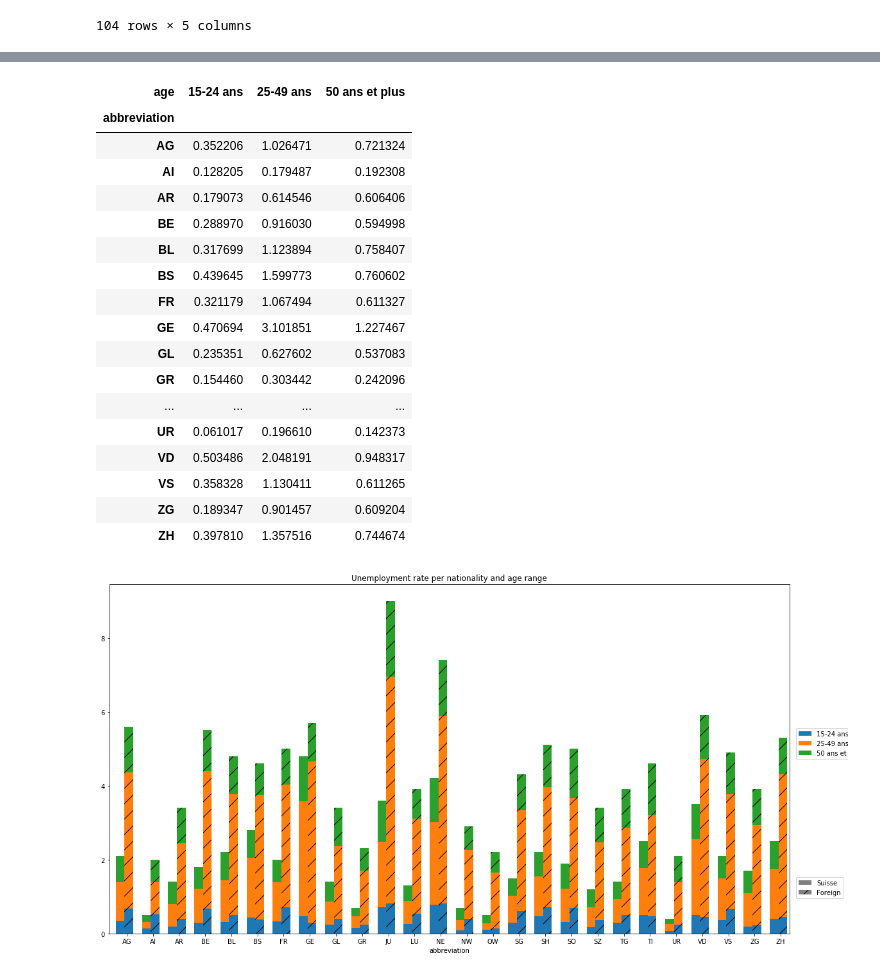
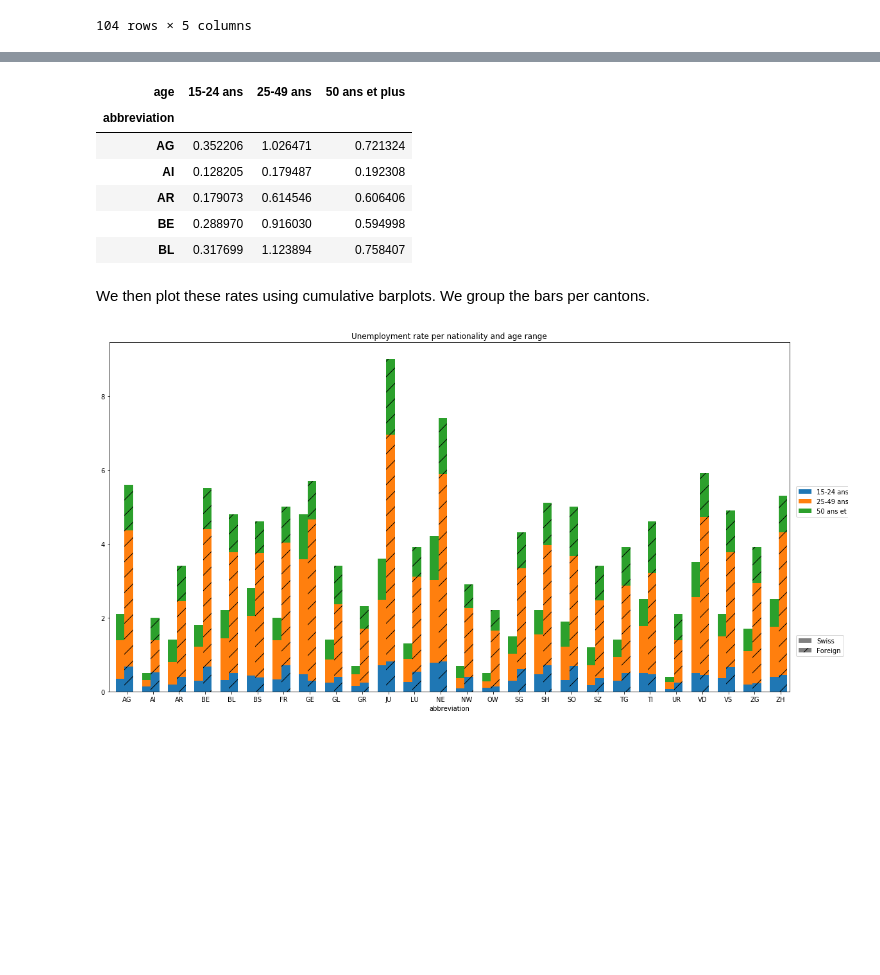
Before and after one commit to mosimann/ADA, a Jupyter notebook: 03 - Interactive Viz/Homework 3.ipynb, the cells around one changed output, grey strips where cells are left out. Saved outputs shown, nothing was run; the diff lists cells and outputs as text; code cells hidden in the pictures; blank space fills up the shorter version.

```diff
--- a/03 - Interactive Viz/Homework 3.ipynb
+++ b/03 - Interactive Viz/Homework 3.ipynb
@@ -511,39 +486,32 @@ unemployment_foreign_age
 # %%
+#calculation of the total number of swiss people in each canton
 unemployment_suisse_age = unemployment_ageS.query("age_class == 'Total'").reset_index()
 unemployment_suisse_age['rate'] = unemployment_ch_only['unemployment_rate']
 unemployment_suisse_age = unemployment_suisse_age.drop(unemployment_suisse_age.columns[0],1)
 unemployment_suisse_age = unemployment_suisse_age.drop(unemployment_suisse_age.columns[3],1)
 unemployment_suisse_age = unemployment_suisse_age.drop(unemployment_suisse_age.columns[2],1)
 unemployment_suisse_age['num_swiss_per_canton'] = round(unemployment_suisse_age['registered_jobseekers'] / (unemployment_suisse_age['rate'] / 100))
 
-
+#calculation of the unemployement rate for each age range
 unemployment_suisse_age = unemployment_suisse_age.merge(unemployment_ageS, on='canton')
 unemployment_suisse_age['proportion'] = 100*unemployment_suisse_age['registered_jobseekers_y']/unemployment_suisse_age['num_swiss_per_canton']
 unemployment_suisse_age[['canton','age','proportion']].dropna().reset_index()
 unemployment_suisse_age[['canton','age','proportion']]
 unemployment_suisse_age = unemployment_suisse_age.merge(cantons_mapping)
 
+#restructuration of the dataframe to get something more clear
 unemployment_suisse_age = unemployment_suisse_age.pivot(index='abbreviation', columns='age', values='proportion')
 unemployment_suisse_age = unemployment_suisse_age.drop(unemployment_suisse_age.columns[0],1)
-unemployment_suisse_age
+unemployment_suisse_age.head()
 # %% [output]
 | age | 15-24 ans | 25-49 ans | 50 ans et plus |
 | abbreviation |  |  |  |
 | AG | 0.352206 | 1.026471 | 0.721324 |
 | AI | 0.128205 | 0.179487 | 0.192308 |
 | AR | 0.179073 | 0.614546 | 0.606406 |
 | BE | 0.288970 | 0.916030 | 0.594998 |
 | BL | 0.317699 | 1.123894 | 0.758407 |
-| BS | 0.439645 | 1.599773 | 0.760602 |
-| FR | 0.321179 | 1.067494 | 0.611327 |
-| GE | 0.470694 | 3.101851 | 1.227467 |
-| GL | 0.235351 | 0.627602 | 0.537083 |
-| GR | 0.154460 | 0.303442 | 0.242096 |
-| ... | ... | ... | ... |
-| UR | 0.061017 | 0.196610 | 0.142373 |
-| VD | 0.503486 | 2.048191 | 0.948317 |
-| VS | 0.358328 | 1.130411 | 0.611265 |
-| ZG | 0.189347 | 0.901457 | 0.609204 |
-| ZH | 0.397810 | 1.357516 | 0.744674 |
+# %% [markdown]
+We then plot these rates using cumulative barplots. We group the bars per cantons.
 # %%
 def plot_clustered_stacked(dfall, labels=None, title="Unemployment rate per nationality and age range",  H="/", **kwargs):
```
Also changed, not shown: parts of 9 cells of this notebook.
